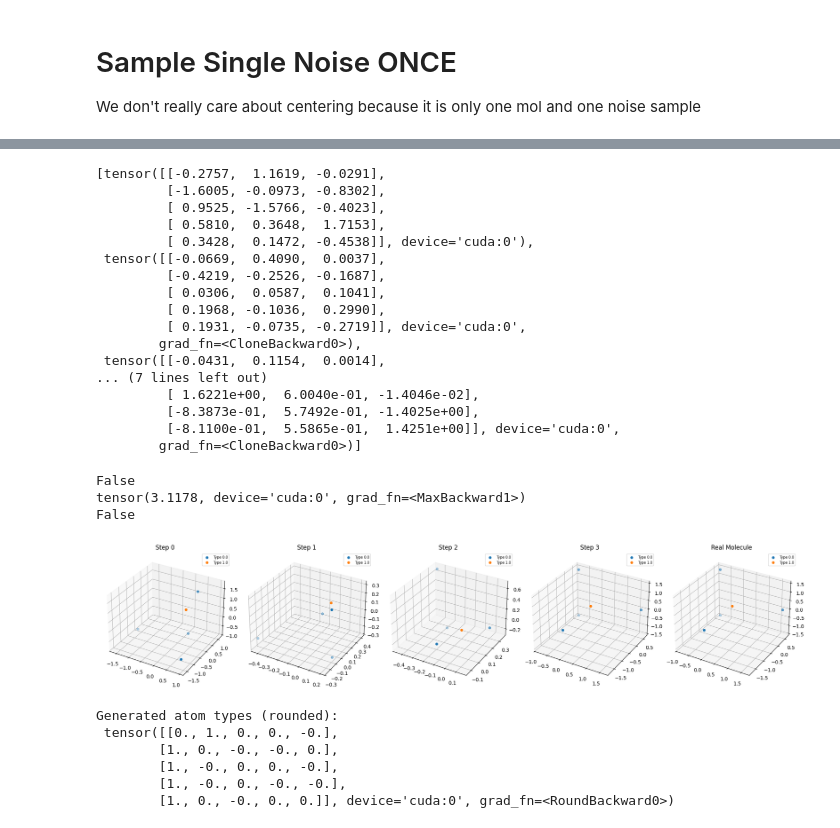
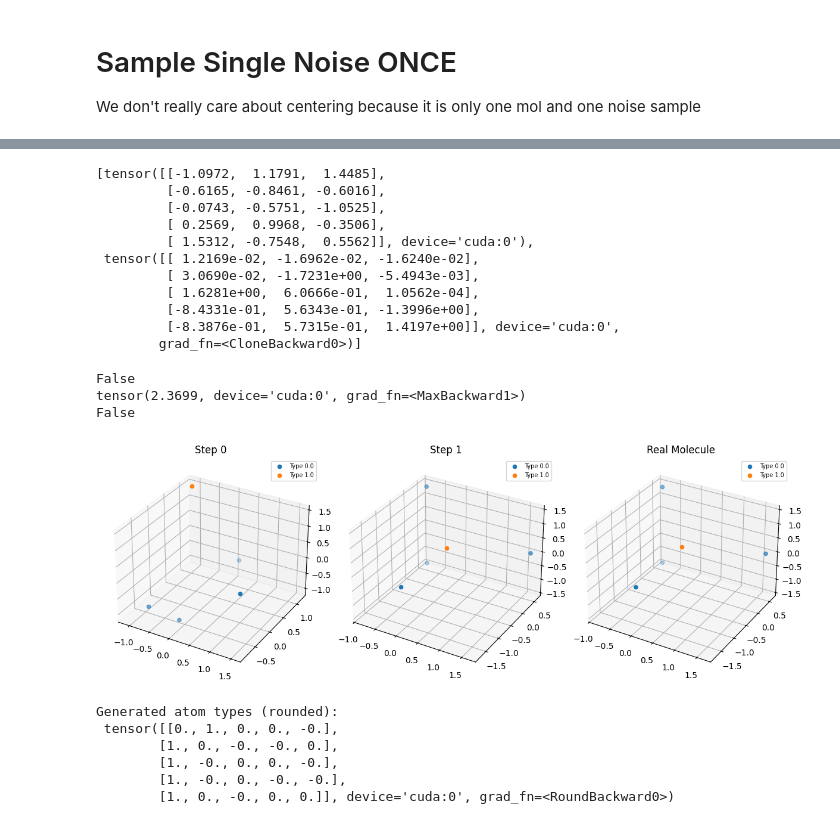
Before and after one commit to edovergna/equi-drifting, a Jupyter notebook: notebooks/gnn_experiment.ipynb, the cells around one changed output, grey strips where cells are left out. Drawn from its saved outputs; the diff is of its cells as text; code cells hidden in the pictures.

```diff
--- a/notebooks/gnn_experiment.ipynb
+++ b/notebooks/gnn_experiment.ipynb
@@ -470,7 +470,7 @@ import torch
 import torch.nn.functional as F
 
 NUM_ATOM_TYPES = 5
-NUM_BLOCKS = 3
+NUM_BLOCKS = 1
 HIDDEN_NF = 32
 TANH_COORD_UPDATES = False
 ATTENTION = False
@@ -562,22 +562,16 @@ gen_pos, gen_types, pos_list = model(
 # %%
 pos_list
 # %% [output]
-[tensor([[-0.2757,  1.1619, -0.0291],
-         [-1.6005, -0.0973, -0.8302],
-         [ 0.9525, -1.5766, -0.4023],
-         [ 0.5810,  0.3648,  1.7153],
-         [ 0.3428,  0.1472, -0.4538]], device='cuda:0'),
- tensor([[-0.0669,  0.4090,  0.0037],
-         [-0.4219, -0.2526, -0.1687],
-         [ 0.0306,  0.0587,  0.1041],
-         [ 0.1968, -0.1036,  0.2990],
-         [ 0.1931, -0.0735, -0.2719]], device='cuda:0',
-        grad_fn=<CloneBackward0>),
- tensor([[-0.0431,  0.1154,  0.0014],
-... (7 lines left out)
-         [ 1.6221e+00,  6.0040e-01, -1.4046e-02],
-         [-8.3873e-01,  5.7492e-01, -1.4025e+00],
-         [-8.1100e-01,  5.5865e-01,  1.4251e+00]], device='cuda:0',
+[tensor([[-1.0972,  1.1791,  1.4485],
+         [-0.6165, -0.8461, -0.6016],
+         [-0.0743, -0.5751, -1.0525],
+         [ 0.2569,  0.9968, -0.3506],
+         [ 1.5312, -0.7548,  0.5562]], device='cuda:0'),
+ tensor([[ 1.2169e-02, -1.6962e-02, -1.6240e-02],
+         [ 3.0690e-02, -1.7231e+00, -5.4943e-03],
+         [ 1.6281e+00,  6.0666e-01,  1.0562e-04],
+         [-8.4331e-01,  5.6343e-01, -1.3996e+00],
+         [-8.3876e-01,  5.7315e-01,  1.4197e+00]], device='cuda:0',
         grad_fn=<CloneBackward0>)]
 # %%
 print(torch.allclose(pos_list[0], pos_list[-1]))           # probably True at low tol
@@ -585,22 +579,22 @@ print((pos_list[0] - pos_list[-1]).abs().max())             # probably ~1e-5 or
 print(torch.equal(pos_list[0], pos_list[-1]))               # should be False
 # %% [output]
 False
-tensor(3.1178, device='cuda:0', grad_fn=<MaxBackward1>)
+tensor(2.3699, device='cuda:0', grad_fn=<MaxBackward1>)
 False
 # %%
 gen_types_argmax = gen_types.argmax(dim=1).float()
 real_types_argmax = real_types.argmax(dim=1).float()
 
 # pos_list is e.g. the trajectory saved during your diffusion reverse process
 visualize_progression_with_real(
     pos_list=pos_list,
     gen_types=gen_types_argmax,
     real_pos=real_pos,
     real_types=real_types_argmax,
-    max_steps=4        # shows 6 evenly-spaced snapshots + real on the right
+    max_steps=len(pos_list)        # shows 6 evenly-spaced snapshots + real on the right
 )
 # %% [output]
-[figure, old version]
+[figure, new version]
 # %%
 print(f"Generated atom types (rounded): \n {gen_types.round()}")
 
```
Also changed, not shown: parts of 1 cell of this notebook.
